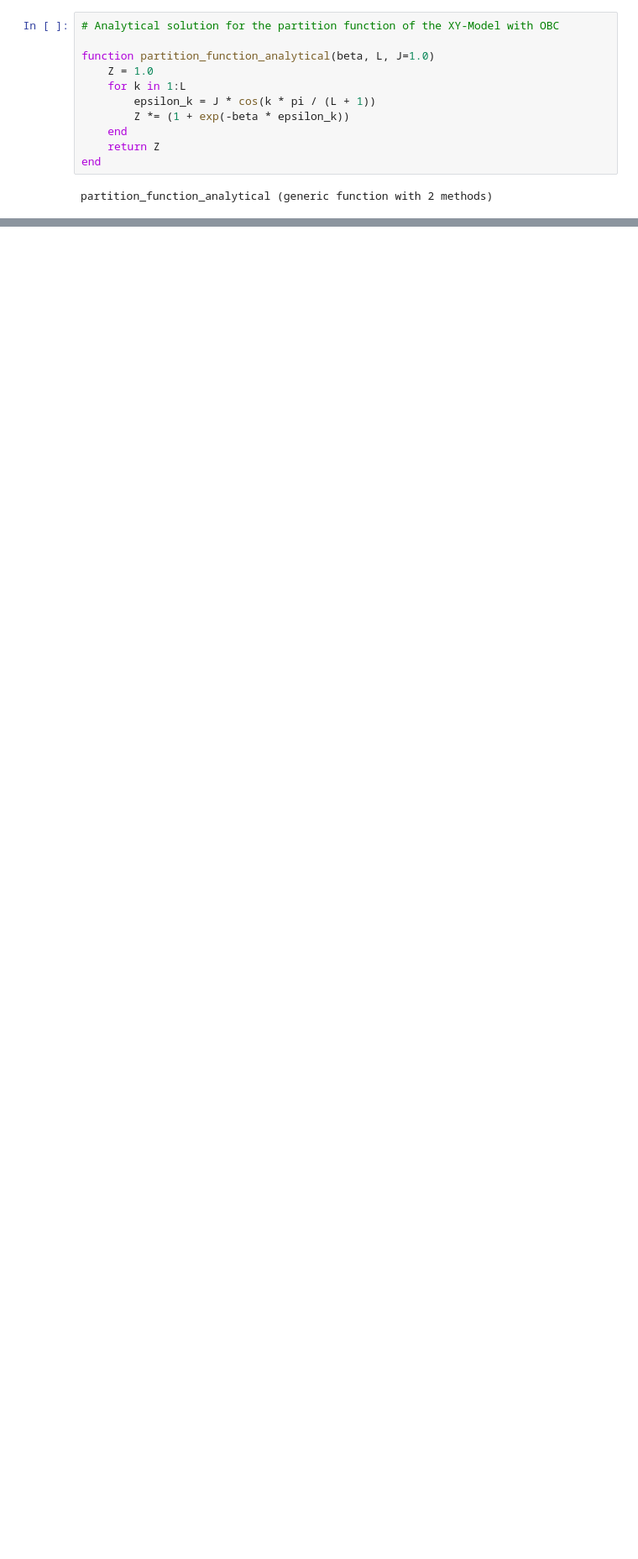
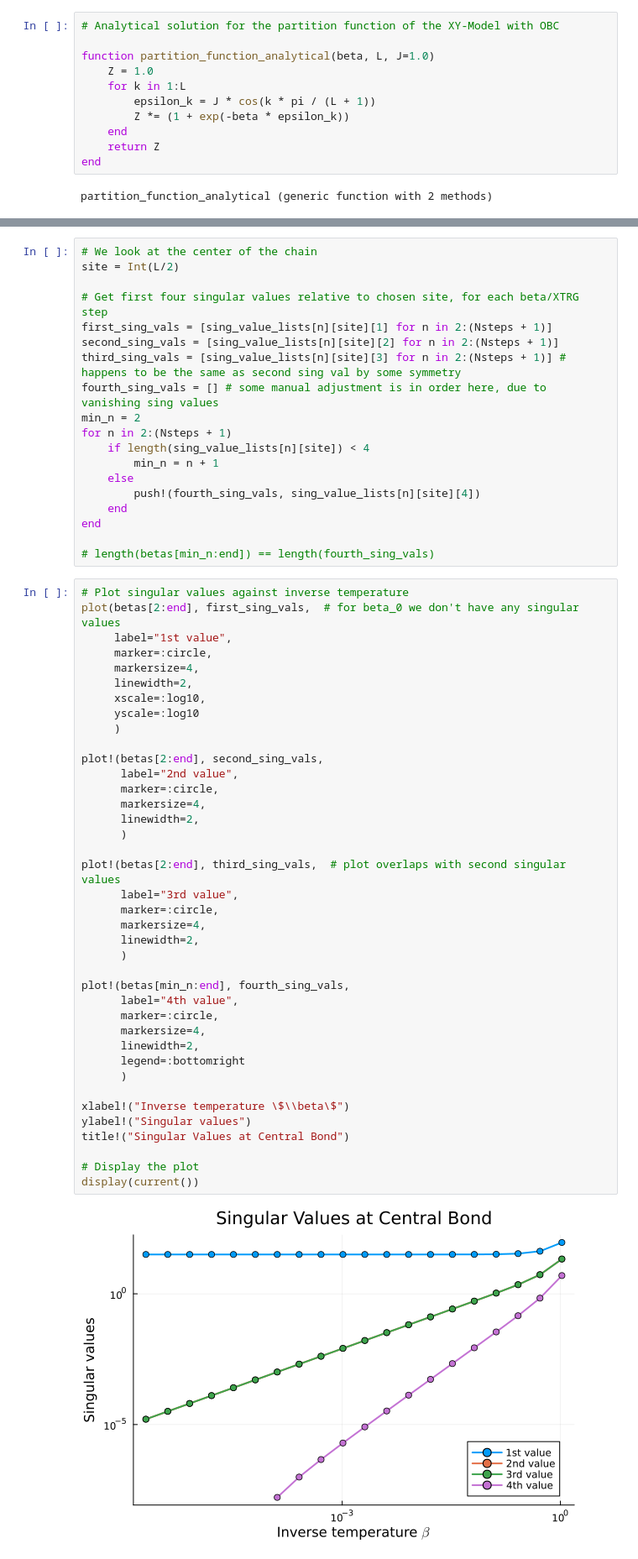
Before and after one commit to MrHighsenberg/XTRG-Algorithm, a Jupyter notebook: XTRG_Algorithm.ipynb, the cells around one changed output, grey strips where cells are left out. Shown at 84% size. Cells and saved outputs as stored; diff of their text form; blank space fills up the shorter version.

Commit message:
Added stuff on singular values as fnctions of beta

```diff
--- a/XTRG_Algorithm.ipynb
+++ b/XTRG_Algorithm.ipynb
@@ -135,0 +140,60 @@ display(current())
+# %%
+# We look at the center of the chain
+site = Int(L/2)
+
+# Get first four singular values relative to chosen site, for each beta/XTRG step
+first_sing_vals = [sing_value_lists[n][site][1] for n in 2:(Nsteps + 1)]
+second_sing_vals = [sing_value_lists[n][site][2] for n in 2:(Nsteps + 1)]
+third_sing_vals = [sing_value_lists[n][site][3] for n in 2:(Nsteps + 1)] # happens to be the same as second sing val by some symmetry
+fourth_sing_vals = [] # some manual adjustment is in order here, due to vanishing sing values
+min_n = 2
+for n in 2:(Nsteps + 1)
+    if length(sing_value_lists[n][site]) < 4
+        min_n = n + 1
+    else
+        push!(fourth_sing_vals, sing_value_lists[n][site][4])
+    end
+end
+
+# length(betas[min_n:end]) == length(fourth_sing_vals)
+# %%
+# Plot singular values against inverse temperature
+plot(betas[2:end], first_sing_vals,  # for beta_0 we don't have any singular values
+     label="1st value",
+     marker=:circle,
+     markersize=4,
+     linewidth=2,
+     xscale=:log10,
+     yscale=:log10
+     )
+
+plot!(betas[2:end], second_sing_vals,
+      label="2nd value",
+      marker=:circle,
+      markersize=4,
+      linewidth=2,
+      )
+
+plot!(betas[2:end], third_sing_vals,  # plot overlaps with second singular values
+      label="3rd value",
+      marker=:circle,
+      markersize=4,
+      linewidth=2,
+      )
+
+plot!(betas[min_n:end], fourth_sing_vals,
+      label="4th value",
+      marker=:circle,
+      markersize=4,
+      linewidth=2,
+      legend=:bottomright
+      )
+
+xlabel!("Inverse temperature \$\\beta\$")
+ylabel!("Singular values")
+title!("Singular Values at Central Bond")
+
+# Display the plot
+display(current())
+# %% [output]
+[figure, added]
```
Also changed, not shown: parts of 4 cells of this notebook, 1 other file.
